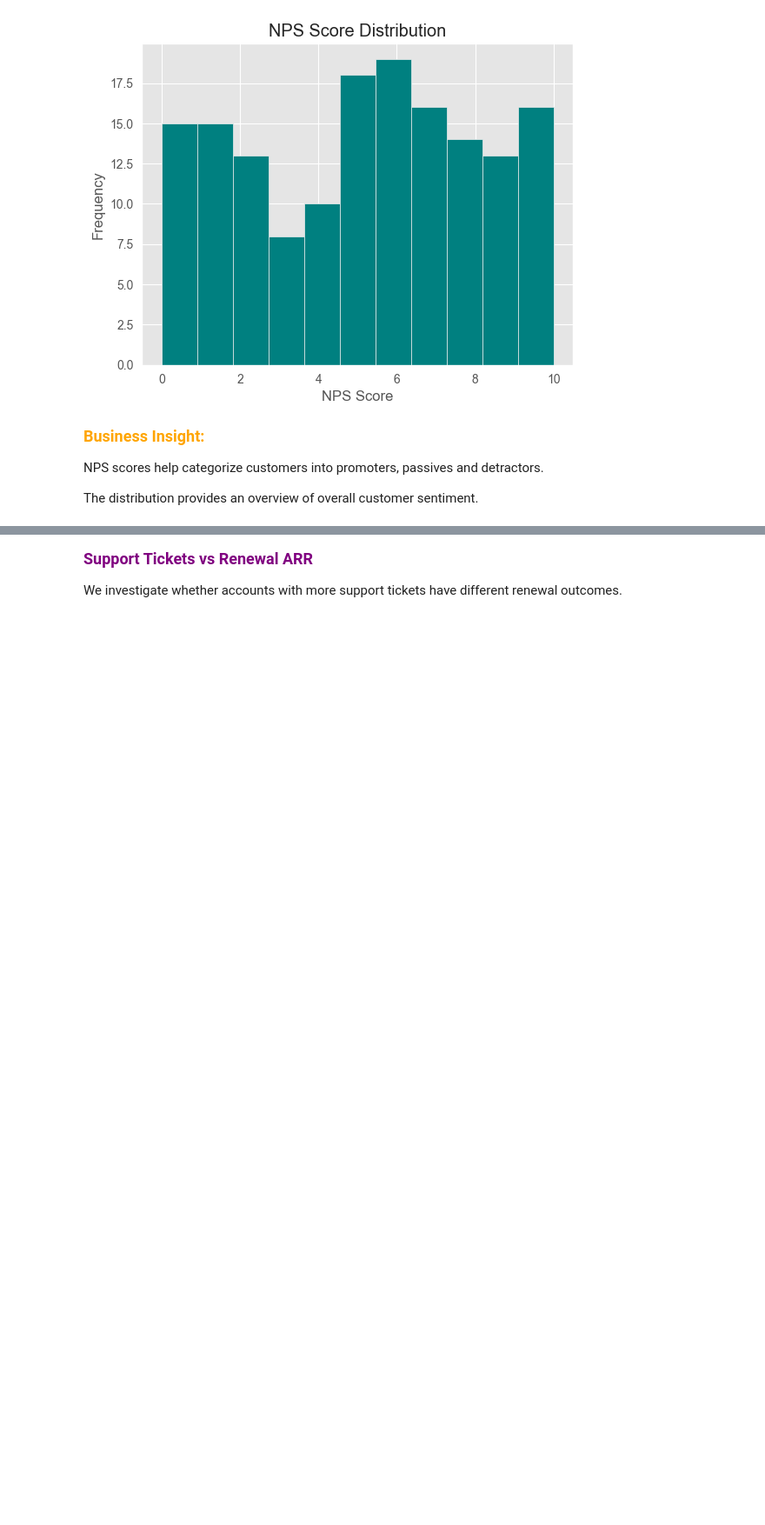
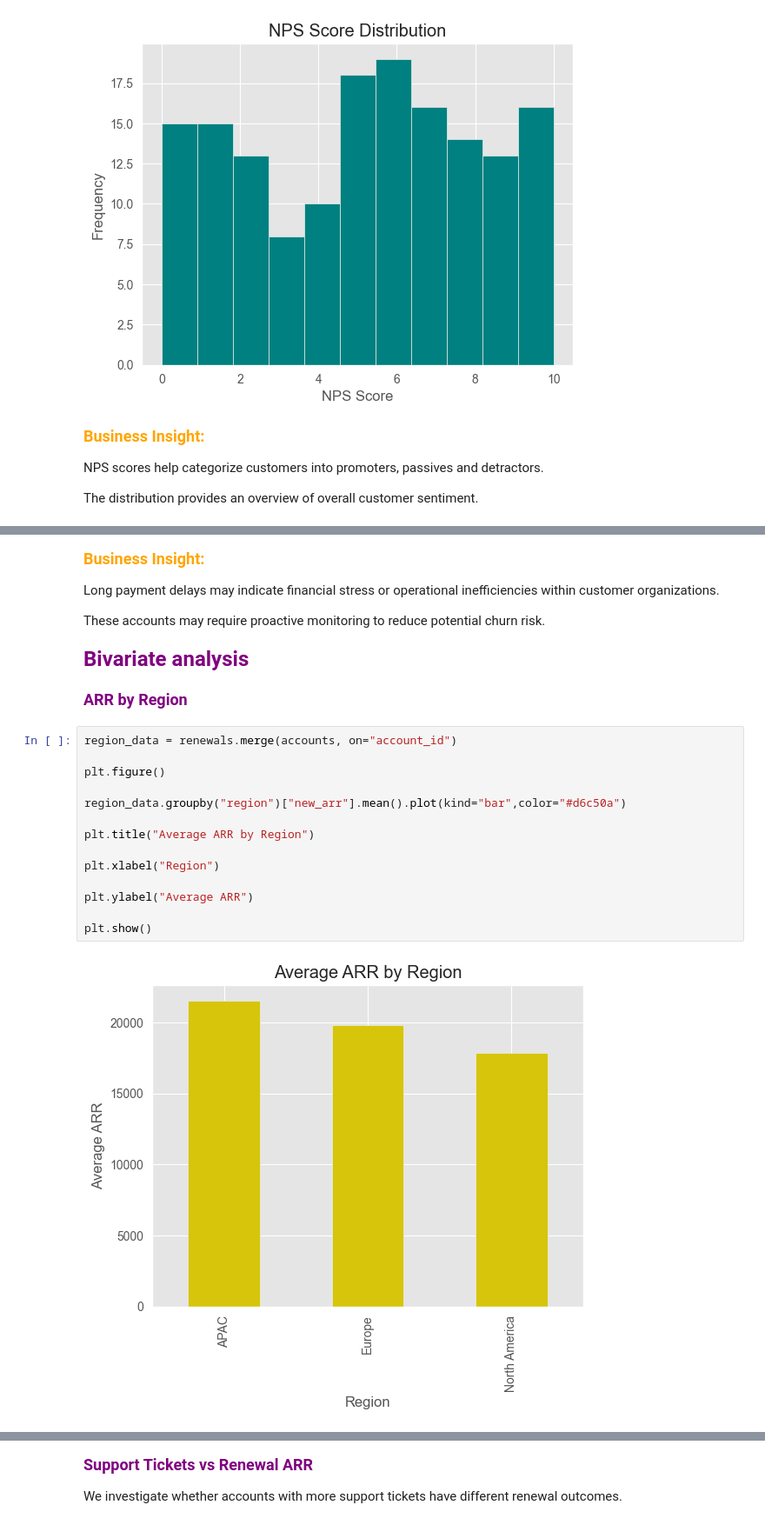
Before and after one commit to STofighi71/SaaS-Revenue-Churn-Analysis, a Jupyter notebook: Notebooks/Analysis.ipynb, the cells around one changed output, grey strips where cells are left out. Shown at 87% size. Cells and saved outputs as stored; diff of their text form; blank space fills up the shorter version.

```diff
--- a/Notebooks/Analysis.ipynb
+++ b/Notebooks/Analysis.ipynb
@@ -388,0 +338,27 @@ This means the overall NPS score could be **biased upward**, making satisfaction
+# %% [markdown]
+
+<font color="orange" size="4"><b>Business Insight:</b></font>
+
+Long payment delays may indicate financial stress or operational inefficiencies within customer organizations.
+
+These accounts may require proactive monitoring to reduce potential churn risk.
+# %% [markdown]
+<font color="purple" size="5"><b>Bivariate analysis</b></font>
+# %% [markdown]
+<font color="purple" size="4"><b>ARR by Region</b></font>
+# %%
+region_data = renewals.merge(accounts, on="account_id")
+
+plt.figure()
+
+region_data.groupby("region")["new_arr"].mean().plot(kind="bar",color="#d6c50a")
+
+plt.title("Average ARR by Region")
+
+plt.xlabel("Region")
+
+plt.ylabel("Average ARR")
+
+plt.show()
+# %% [output]
+[figure, added]
```
Also changed, not shown: parts of 72 cells of this notebook, 1 other file.
